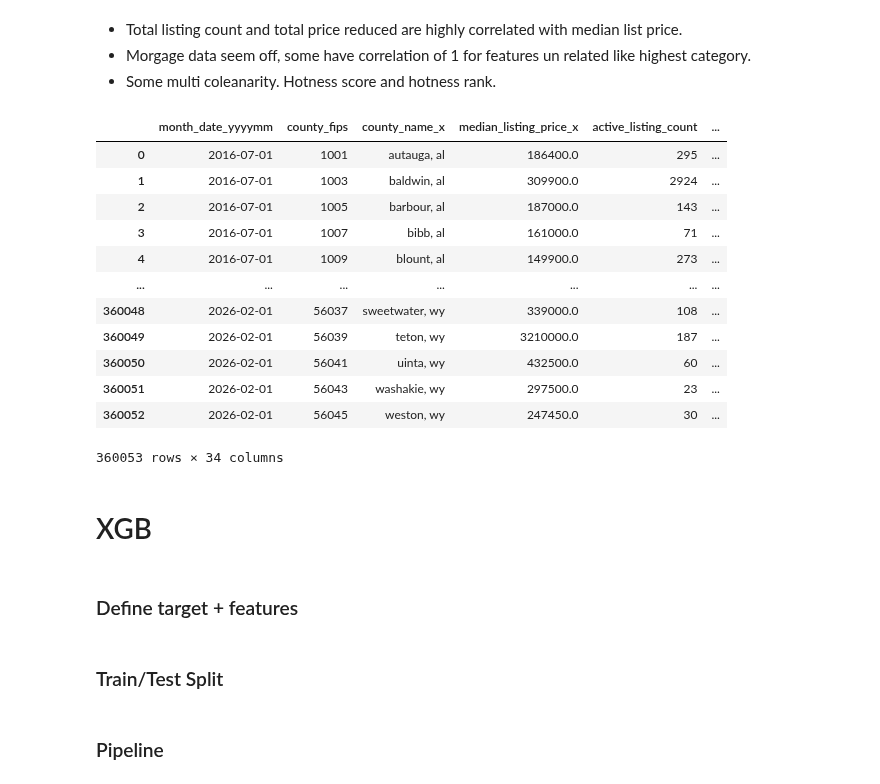
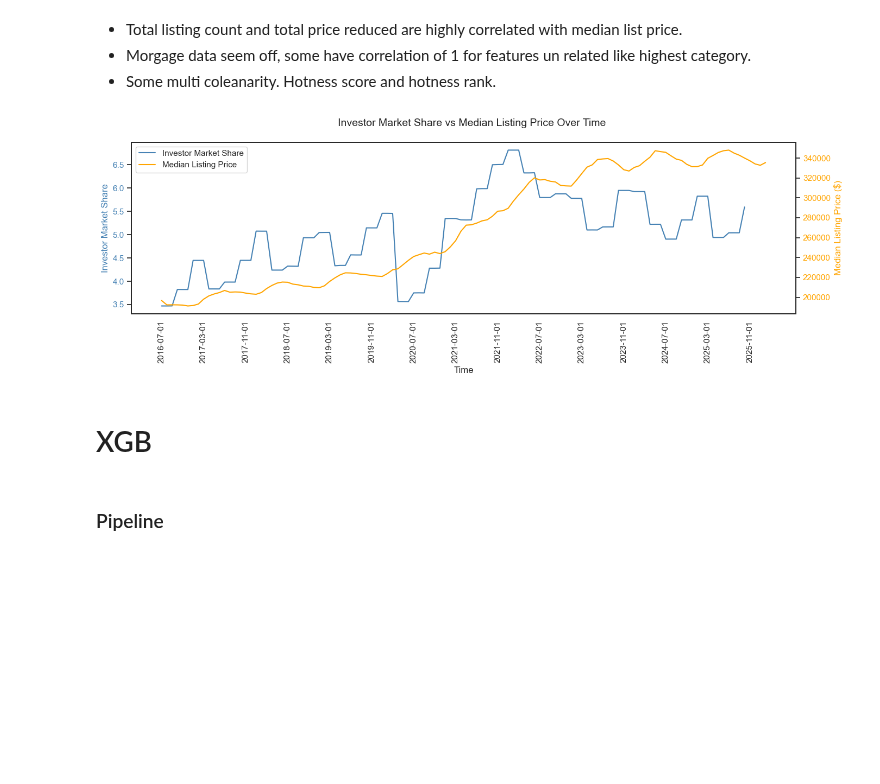
Before and after one commit to walde363/covid-housing-forecast, a Jupyter notebook: notebooks/model_testing_and_feature_engineering.ipynb, the cells around one changed output. Cells and saved outputs as stored; diff of their text form; code cells hidden in the pictures; blank space fills up the shorter version.

```diff
--- a/notebooks/model_testing_and_feature_engineering.ipynb
+++ b/notebooks/model_testing_and_feature_engineering.ipynb
@@ -118,24 +118,42 @@ plt.show()
 # %%
 df.drop(columns=['hotness_rank' # dropping, rank and score are 100% correlated
                  ,'highest_category' #Florida only, dropping for now
+                 ,'U.S. 15 year FRM' # dropping, highly correlated with 30 year
+                 ,'county_name_x' #county fips is numeric version
+                 ,'city' # dupicative with fips
+                 #,'state' # dupicative with fips
                  ], inplace=True)
-# %%
-df[df['Investor Market Share'].isna()]
-# %% [output]
-|  | month_date_yyyymm | county_fips | county_name_x | median_listing_price_x | active_listing_count | ... |
-| 0 | 2016-07-01 | 1001 | autauga, al | 186400.0 | 295 | ... |
-| 1 | 2016-07-01 | 1003 | baldwin, al | 309900.0 | 2924 | ... |
-| 2 | 2016-07-01 | 1005 | barbour, al | 187000.0 | 143 | ... |
-| 3 | 2016-07-01 | 1007 | bibb, al | 161000.0 | 71 | ... |
-| 4 | 2016-07-01 | 1009 | blount, al | 149900.0 | 273 | ... |
-| ... | ... | ... | ... | ... | ... | ... |
-| 360048 | 2026-02-01 | 56037 | sweetwater, wy | 339000.0 | 108 | ... |
-| 360049 | 2026-02-01 | 56039 | teton, wy | 3210000.0 | 187 | ... |
-| 360050 | 2026-02-01 | 56041 | uinta, wy | 432500.0 | 60 | ... |
-| 360051 | 2026-02-01 | 56043 | washakie, wy | 297500.0 | 23 | ... |
-| 360052 | 2026-02-01 | 56045 | weston, wy | 247450.0 | 30 | ... |
-360053 rows × 34 columns
+# %%
+df_plot = (
+    df[['month_date_yyyymm', 'Investor Market Share', 'median_listing_price_x']]
+    .groupby('month_date_yyyymm')[['Investor Market Share', 'median_listing_price_x']]
+    .mean()
+    .sort_index()
+    .reset_index()
+)
+
+fig, ax1 = plt.subplots(figsize=(14, 5))
+
+ax1.plot(df_plot['month_date_yyyymm'], df_plot['Investor Market Share'], color='steelblue', label='Investor Market Share')
+ax1.set_xlabel('Time')
+ax1.set_ylabel('Investor Market Share', color='steelblue')
+ax1.tick_params(axis='y', labelcolor='steelblue')
+ax1.xaxis.set_major_locator(plt.MaxNLocator(20))
+ax1.tick_params(axis='x', rotation=90)
+
+ax2 = ax1.twinx()
+ax2.plot(df_plot['month_date_yyyymm'], df_plot['median_listing_price_x'], color='orange', label='Median Listing Price')
+ax2.set_ylabel('Median Listing Price ($)', color='orange')
+ax2.tick_params(axis='y', labelcolor='orange')
+
+lines1, labels1 = ax1.get_legend_handles_labels()
+lines2, labels2 = ax2.get_legend_handles_labels()
+ax1.legend(lines1 + lines2, labels1 + labels2, loc='upper left')
+
+fig.suptitle('Investor Market Share vs Median Listing Price Over Time', fontsize=14)
+plt.tight_layout()
+plt.show()
+# %% [output]
+[figure, added]
 # %% [markdown]
 # XGB
-# %% [markdown]
-### Define target + features
@@ -161,2 +159,0 @@ X = X.select_dtypes(include=[np.number])
-# %% [markdown]
-### Train/Test Split
```
Also changed, not shown: parts of 26 cells of this notebook, 1 other file.
